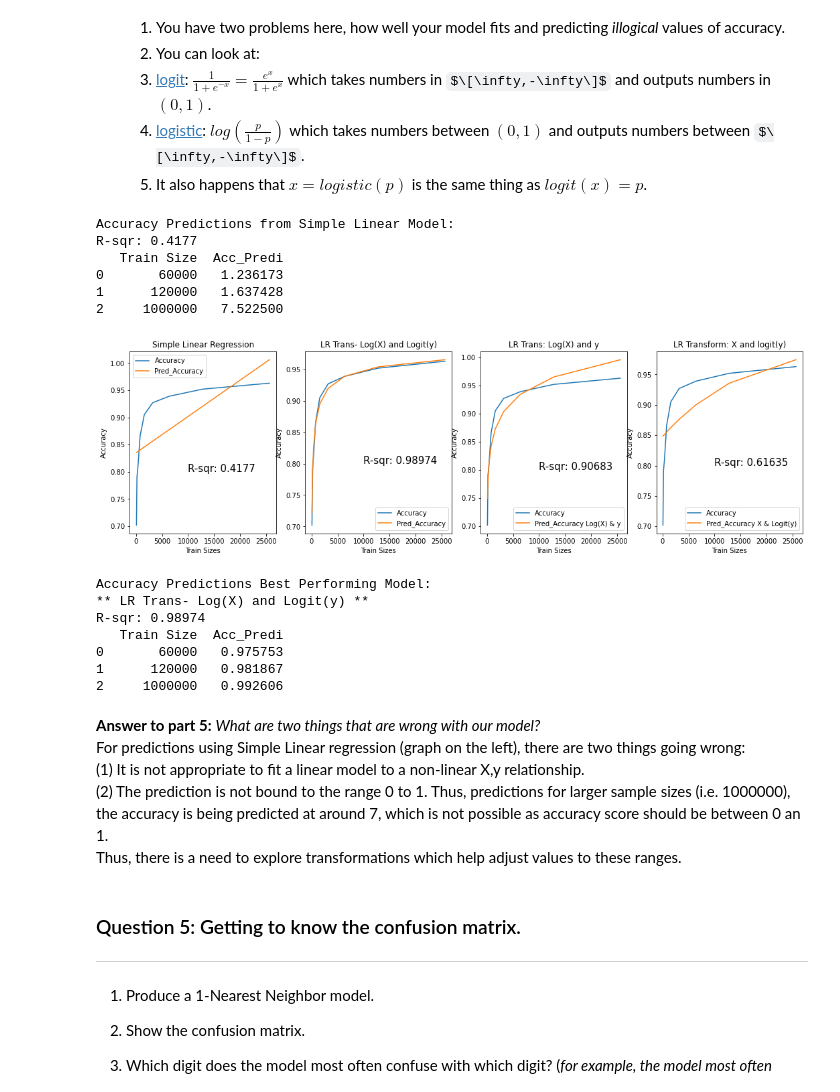
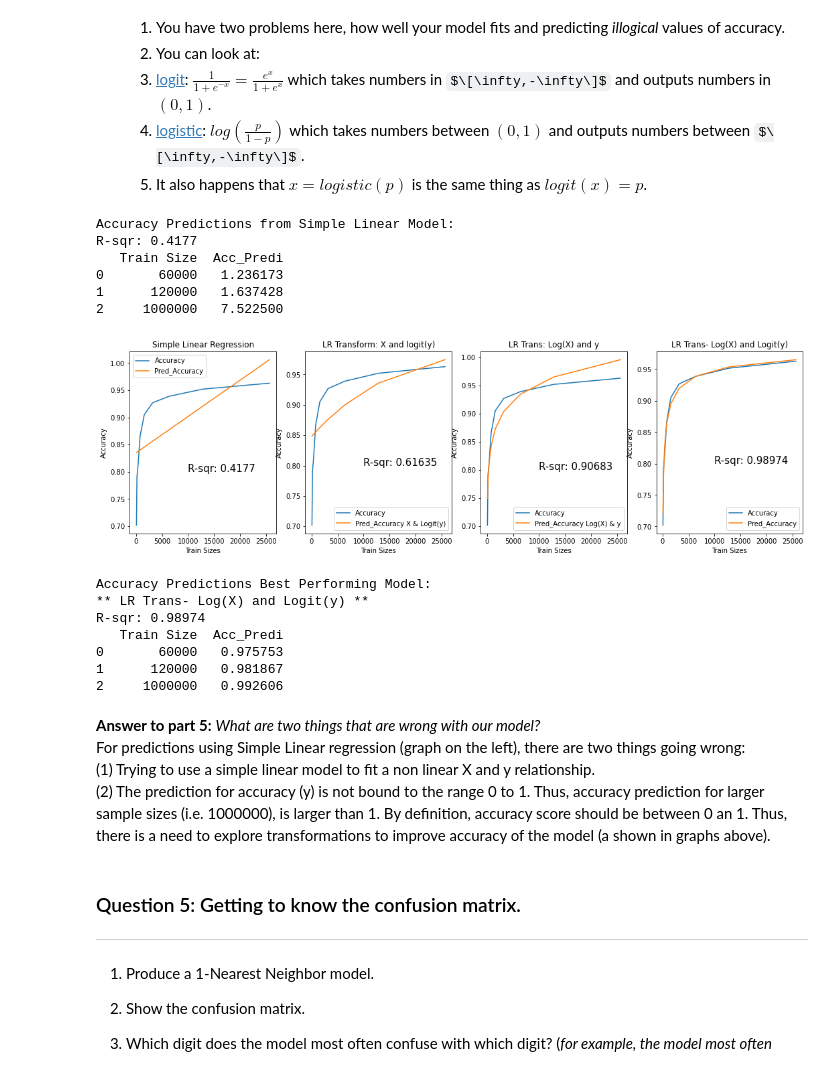
Before and after one commit to cmorenoUCB2021/w207_Project1_CEM, a Jupyter notebook: Carlos_Moreno_project1.ipynb, the cells around one changed output. Cells and saved outputs as stored; diff of their text form; code cells hidden in the pictures; some formulas as TeX source.

```diff
--- a/Carlos_Moreno_project1.ipynb
+++ b/Carlos_Moreno_project1.ipynb
@@ -396,65 +396,69 @@ def Q4(df_summary):
     px, py = 10000, 0.8
 
     #Plot for Simple Regression Model - Predictions vs. Real Accuracy for Train Sizes
-    axs_q4[0].plot(train_sizes, accuracies, label = "Accuracy")
-    axs_q4[0].plot(train_sizes, predict_lr1, label = "Pred_Accuracy")
-    axs_q4[0].set_title("Simple Linear Regression")
-    axs_q4[0].set_ylabel("Accuracy")
-    axs_q4[0].set_xlabel("Train Sizes")
-    axs_q4[0].legend()
-    axs_q4[0].text(px, py, "R-sqr: "+str( round(model_lr.score(X, y),5)  ), fontsize=15)
+    g = 0
+    axs_q4[g].plot(train_sizes, accuracies, label = "Accuracy")
+    axs_q4[g].plot(train_sizes, predict_lr1, label = "Pred_Accuracy")
+    axs_q4[g].set_title("Simple Linear Regression")
+    axs_q4[g].set_ylabel("Accuracy")
+    axs_q4[g].set_xlabel("Train Sizes")
+    axs_q4[g].legend()
+    axs_q4[g].text(px, py, "R-sqr: "+str( round(model_lr.score(X, y),5)  ), fontsize=15)
 
     #Plot for Linear Regression with Logit/Log Transformed y and X - Prediction vs. Real Accuracy for Train Sizes
-    axs_q4[1].plot(train_sizes, accuracies, label = "Accuracy")
-    axs_q4[1].plot(train_sizes, logistic(predict_lr_logit), label = "Pred_Accuracy")
-    axs_q4[1].set_title("LR Trans- Log(X) and Logit(y)")
-    axs_q4[1].set_ylabel("Accuracy")
-    axs_q4[1].set_xlabel("Train Sizes")
-    axs_q4[1].legend()
-    axs_q4[1].text(px, py, "R-sqr: "+ str(round(model_logit.score(X_log, y_logit),5)), fontsize=15)
+    g = 3
+    axs_q4[g].plot(train_sizes, accuracies, label = "Accuracy")
+    axs_q4[g].plot(train_sizes, logistic(predict_lr_logit), label = "Pred_Accuracy")
+    axs_q4[g].set_title("LR Trans- Log(X) and Logit(y)")
+    axs_q4[g].set_ylabel("Accuracy")
+    axs_q4[g].set_xlabel("Train Sizes")
+    axs_q4[g].legend()
+    axs_q4[g].text(px, py, "R-sqr: "+ str(round(model_logit.score(X_log, y_logit),5)), fontsize=15)
 
     #Plot for Linear Regression with Logit/Log Transformed y and X - Prediction vs. Real Accuracy for Train Sizes
-    axs_q4[2].plot(train_sizes, accuracies, label = "Accuracy")
-    axs_q4[2].plot(train_sizes, predict_lr2, label = "Pred_Accuracy Log(X) & y")
-    axs_q4[2].set_title("LR Trans: Log(X) and y")
-    axs_q4[2].set_ylabel("Accuracy")
-    axs_q4[2].set_xlabel("Train Sizes")
-    axs_q4[2].legend()
-    axs_q4[2].text(px, py, "R-sqr: "+ str(round(model_lr2.score(X_log, y),5)), fontsize=15)
+    g = 2
+    axs_q4[g].plot(train_sizes, accuracies, label = "Accuracy")
+    axs_q4[g].plot(train_sizes, predict_lr2, label = "Pred_Accuracy Log(X) & y")
+    axs_q4[g].set_title("LR Trans: Log(X) and y")
+    axs_q4[g].set_ylabel("Accuracy")
+    axs_q4[g].set_xlabel("Train Sizes")
+    axs_q4[g].legend()
+    axs_q4[g].text(px, py, "R-sqr: "+ str(round(model_lr2.score(X_log, y),5)), fontsize=15)
 
     #Plot for Linear Regression with Logit Transformed y and No transformation for X
-    axs_q4[3].plot(train_sizes, accuracies, label = "Accuracy")
-    axs_q4[3].plot(train_sizes, logistic(predict_lr3), label = "Pred_Accuracy X & Logit(y)")
-    axs_q4[3].set_title("LR Transform: X and logit(y)")
-    axs_q4[3].set_ylabel("Accuracy")
-    axs_q4[3].set_xlabel("Train Sizes")
-    axs_q4[3].legend()
-    axs_q4[3].text(px, py, "R-sqr: "+ str(round(model_lr3.score(X, y_logit),5)), fontsize=15)
+    g = 1
+    axs_q4[g].plot(train_sizes, accuracies, label = "Accuracy")
+    axs_q4[g].plot(train_sizes, logistic(predict_lr3), label = "Pred_Accuracy X & Logit(y)")
+    axs_q4[g].set_title("LR Transform: X and logit(y)")
+    axs_q4[g].set_ylabel("Accuracy")
+    axs_q4[g].set_xlabel("Train Sizes")
+    axs_q4[g].legend()
+    axs_q4[g].text(px, py, "R-sqr: "+ str(round(model_lr3.score(X, y_logit),5)), fontsize=15)
 
     plt.show()
 
     #Get predictions and print them, using logit/log transformation model, for 60000, 120000, 1000000
     ts_logit = np.log(ts)
     pr_logit = model_logit.predict(ts_logit.reshape(len(ts_logit),1))
     df_predict = pd.DataFrame({"Train Size": ts,
                                "Acc_Predi": logistic(pr_logit)})
 
     print("\nAccuracy Predictions Best Performing Model:")
     print("** LR Trans- Log(X) and Logit(y) **")
     print("R-sqr: "+ str(round(model_logit.score(X_log, y_logit),5)))
     print(df_predict)
 
 ### STUDENT END ###
 
 Q4(df_summary)
 # %% [output]
 Accuracy Predictions from Simple Linear Model:
 R-sqr: 0.4177
    Train Size  Acc_Predi
 0       60000   1.236173
 1      120000   1.637428
 2     1000000   7.522500
-[figure, old version]
+[figure, new version]
 Accuracy Predictions Best Performing Model:
 ** LR Trans- Log(X) and Logit(y) **
 R-sqr: 0.98974
@@ -465,9 +469,8 @@ R-sqr: 0.98974
 # %% [markdown]
 **Answer to part 5:** *What are two things that are wrong with our model?*
 For predictions using Simple Linear regression (graph on the left), there are two things going wrong:
-(1) It is not appropriate to fit a linear model to a non-linear X,y relationship.
-(2) The prediction is not bound to the range 0 to 1.  Thus, predictions for larger sample sizes (i.e. 1000000), the accuracy is being predicted at around 7, which is not possible as accuracy score should be between 0 an 1.
-Thus, there is a need to explore transformations which help adjust values to these ranges.
+(1) Trying to use a simple linear model to fit a non linear X and y relationship.
+(2) The prediction for accuracy (y) is not bound to the range 0 to 1.  Thus, accuracy prediction for larger sample sizes (i.e. 1000000), is larger than 1.  By definition, accuracy score should be between 0 an 1.  Thus, there is a need to explore transformations to improve accuracy of the model (a shown in graphs above).
 # %% [markdown]
 ### Question 5: Getting to know the confusion matrix.
 ---
```
Also changed, not shown: parts of 3 cells of this notebook.
